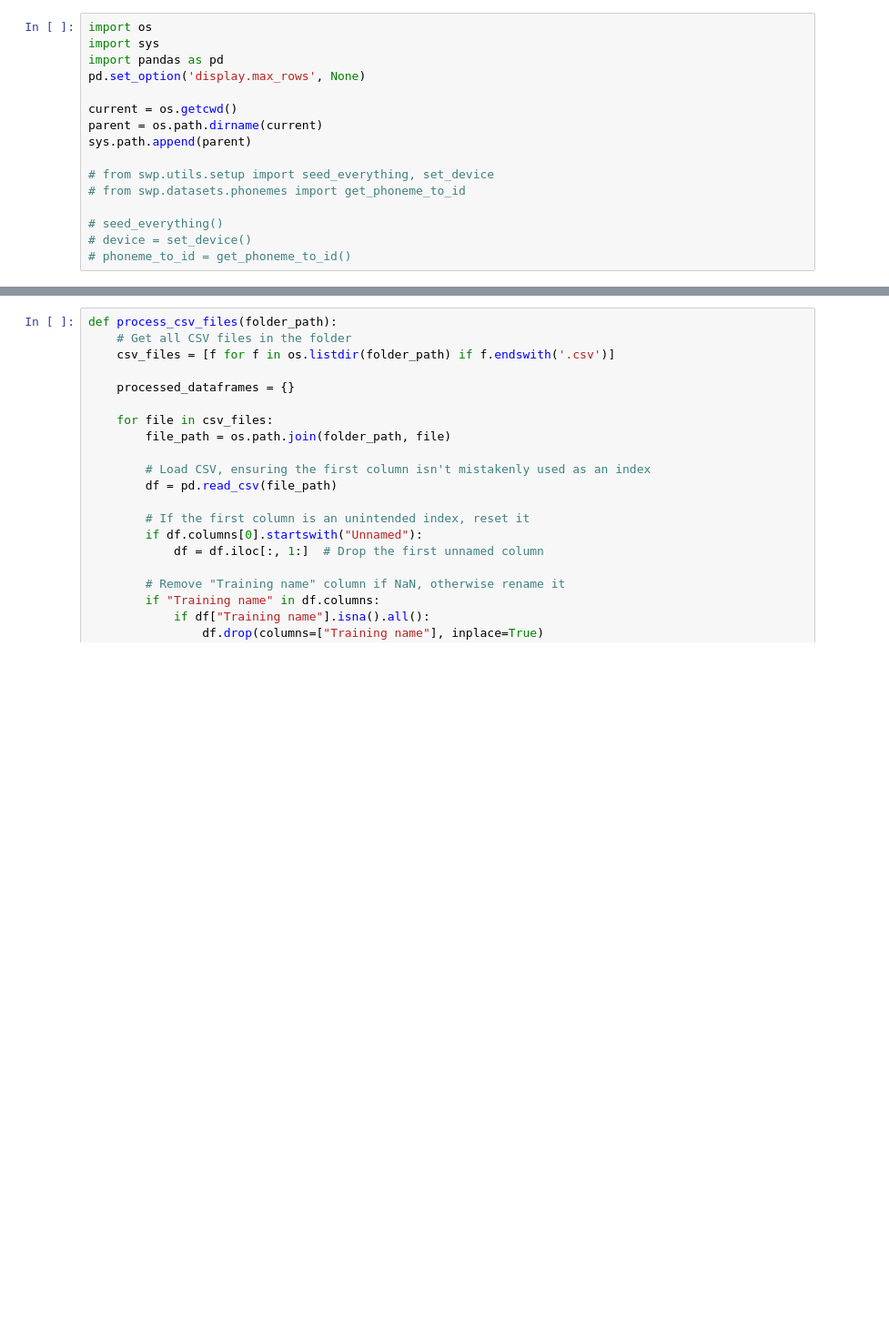
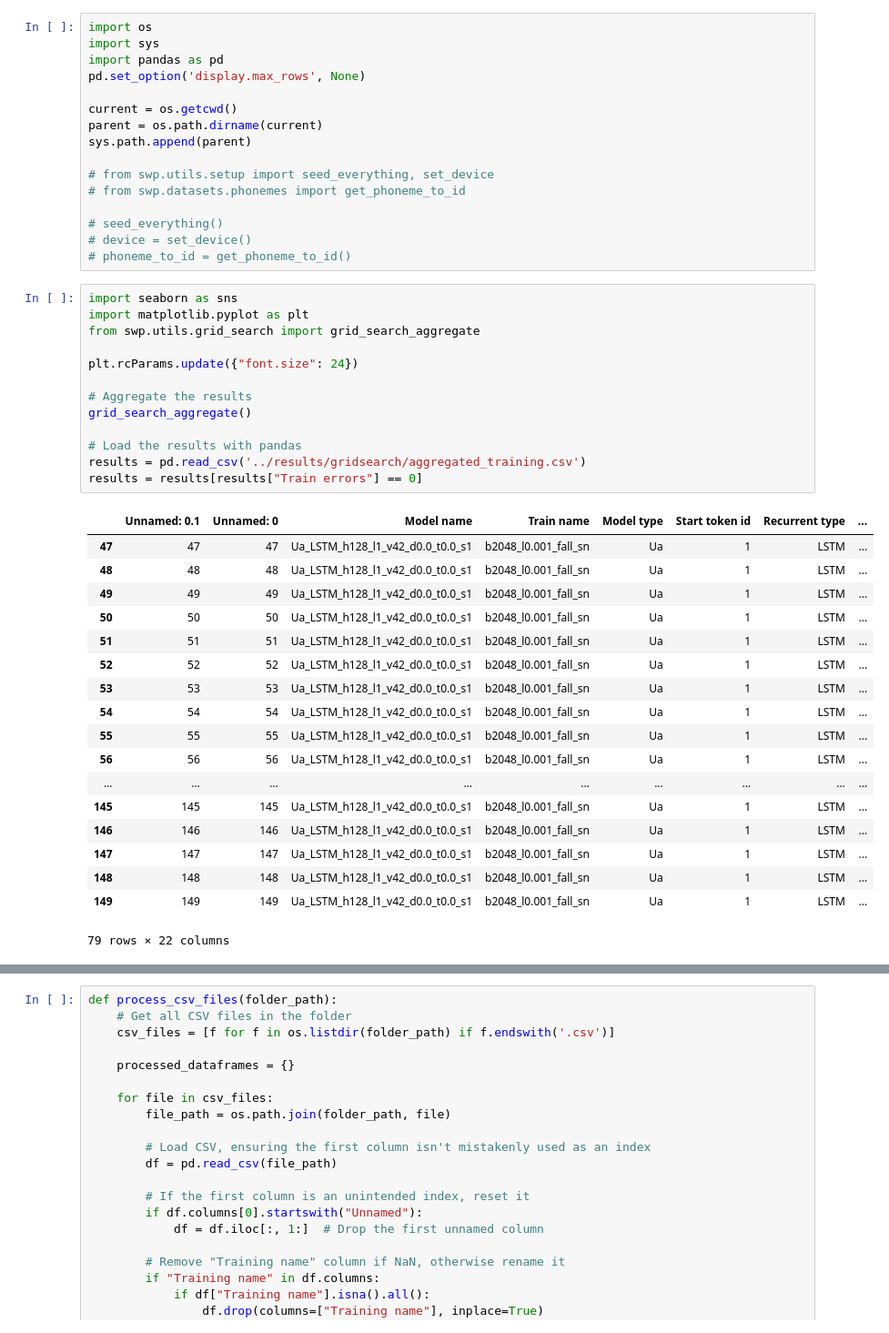
Before and after one commit to danieldager/swp-model, a Jupyter notebook: notebooks/grid_search.ipynb, the cells around one changed output, grey strips where cells are left out. Shown: that part at 91% size. Drawn from its saved outputs; the diff is of its cells as text; blank space fills up the shorter version.

```diff
--- a/notebooks/grid_search.ipynb
+++ b/notebooks/grid_search.ipynb
@@ -14,6 +14,38 @@ sys.path.append(parent)
 # seed_everything()
 # device = set_device()
 # phoneme_to_id = get_phoneme_to_id()
+# %%
+import seaborn as sns
+import matplotlib.pyplot as plt
+from swp.utils.grid_search import grid_search_aggregate
+
+plt.rcParams.update({"font.size": 24})
+
+# Aggregate the results
+grid_search_aggregate()
+
+# Load the results with pandas
+results = pd.read_csv('../results/gridsearch/aggregated_training.csv')
+results = results[results["Train errors"] == 0]
+# %% [output]
+|  | Unnamed: 0.1 | Unnamed: 0 | Model name | Train name | Model type | Start token id | Recurrent type | ... |
+| 47 | 47 | 47 | Ua_LSTM_h128_l1_v42_d0.0_t0.0_s1 | b2048_l0.001_fall_sn | Ua | 1 | LSTM | ... |
+| 48 | 48 | 48 | Ua_LSTM_h128_l1_v42_d0.0_t0.0_s1 | b2048_l0.001_fall_sn | Ua | 1 | LSTM | ... |
+| 49 | 49 | 49 | Ua_LSTM_h128_l1_v42_d0.0_t0.0_s1 | b2048_l0.001_fall_sn | Ua | 1 | LSTM | ... |
+| 50 | 50 | 50 | Ua_LSTM_h128_l1_v42_d0.0_t0.0_s1 | b2048_l0.001_fall_sn | Ua | 1 | LSTM | ... |
+| 51 | 51 | 51 | Ua_LSTM_h128_l1_v42_d0.0_t0.0_s1 | b2048_l0.001_fall_sn | Ua | 1 | LSTM | ... |
+| 52 | 52 | 52 | Ua_LSTM_h128_l1_v42_d0.0_t0.0_s1 | b2048_l0.001_fall_sn | Ua | 1 | LSTM | ... |
+| 53 | 53 | 53 | Ua_LSTM_h128_l1_v42_d0.0_t0.0_s1 | b2048_l0.001_fall_sn | Ua | 1 | LSTM | ... |
+| 54 | 54 | 54 | Ua_LSTM_h128_l1_v42_d0.0_t0.0_s1 | b2048_l0.001_fall_sn | Ua | 1 | LSTM | ... |
+| 55 | 55 | 55 | Ua_LSTM_h128_l1_v42_d0.0_t0.0_s1 | b2048_l0.001_fall_sn | Ua | 1 | LSTM | ... |
+| 56 | 56 | 56 | Ua_LSTM_h128_l1_v42_d0.0_t0.0_s1 | b2048_l0.001_fall_sn | Ua | 1 | LSTM | ... |
+| ... | ... | ... | ... | ... | ... | ... | ... | ... |
+| 145 | 145 | 145 | Ua_LSTM_h128_l1_v42_d0.0_t0.0_s1 | b2048_l0.001_fall_sn | Ua | 1 | LSTM | ... |
+| 146 | 146 | 146 | Ua_LSTM_h128_l1_v42_d0.0_t0.0_s1 | b2048_l0.001_fall_sn | Ua | 1 | LSTM | ... |
+| 147 | 147 | 147 | Ua_LSTM_h128_l1_v42_d0.0_t0.0_s1 | b2048_l0.001_fall_sn | Ua | 1 | LSTM | ... |
+| 148 | 148 | 148 | Ua_LSTM_h128_l1_v42_d0.0_t0.0_s1 | b2048_l0.001_fall_sn | Ua | 1 | LSTM | ... |
+| 149 | 149 | 149 | Ua_LSTM_h128_l1_v42_d0.0_t0.0_s1 | b2048_l0.001_fall_sn | Ua | 1 | LSTM | ... |
+79 rows × 22 columns
 # %%
 import seaborn as sns
 import matplotlib.pyplot as plt
```
Also changed, not shown: parts of 2 cells of this notebook, 48 other files.
